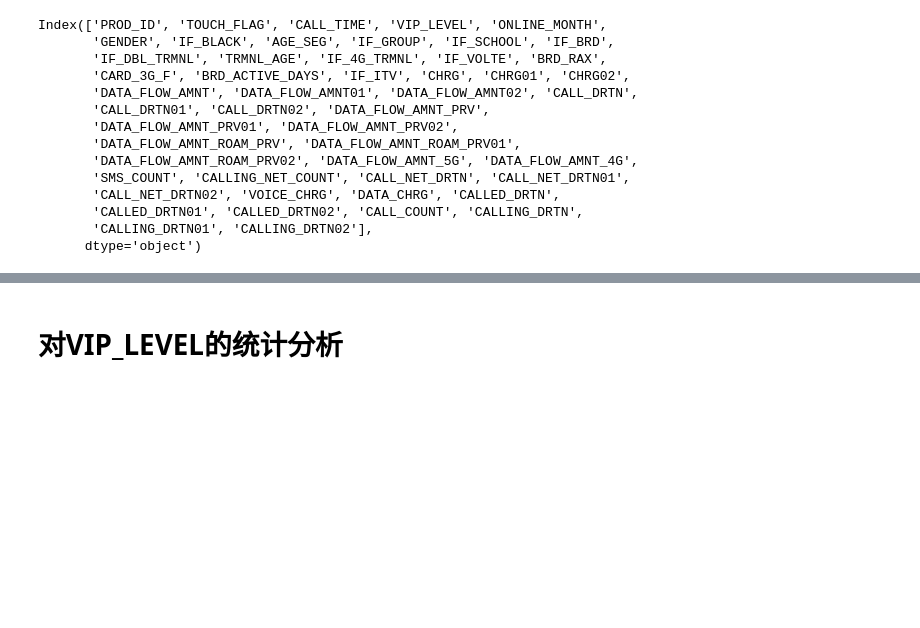
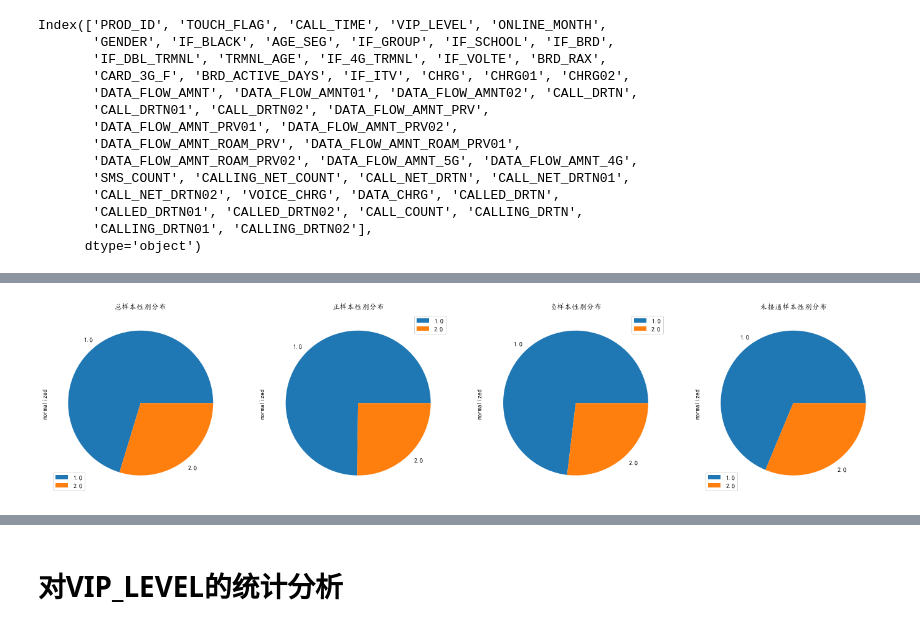
Before and after one commit to WzqProgrammer/MasterProject, a Jupyter notebook: JupyterPythonProejct/02.EasyCallProject/03..用户数据基础分析(5月19日).ipynb, the cells around one changed output, grey strips where cells are left out. Saved outputs shown, nothing was run; the diff lists cells and outputs as text; code cells hidden in the pictures; blank space fills up the shorter version.

```diff
--- a/JupyterPythonProejct/02.EasyCallProject/03..用户数据基础分析(5月19日).ipynb
+++ b/JupyterPythonProejct/02.EasyCallProject/03..用户数据基础分析(5月19日).ipynb
@@ -146,0 +149,5 @@ matplotlib.rcParams['font.sans-serif'] = ['KaiTi']
+# %%
+all_gender_result = compulete_count_normalized_categories(df_all.GENDER)
+y_gender_result = compulete_count_normalized_categories(df_Y.GENDER)
+n_gender_result = compulete_count_normalized_categories(df_N.GENDER)
+x_gender_result = compulete_count_normalized_categories(df_X.GENDER)
@@ -146,0 +158,8 @@ matplotlib.rcParams['font.sans-serif'] = ['KaiTi']
+# %%
+all_gender_result.plot.pie(y='normalized',title='总样本性别分布', ax=axes[0])
+y_gender_result.plot.pie(y='normalized',  title='正样本性别分布', ax=axes[1])
+n_gender_result.plot.pie(y='normalized',  title='负样本性别分布', ax=axes[2])
+x_gender_result.plot.pie(y='normalized',  title='未接通样本性别分布', ax=axes[3])
+fig
+# %% [output]
+[figure, added]
```
Also changed, not shown: parts of 10 cells of this notebook, 1 other file.
